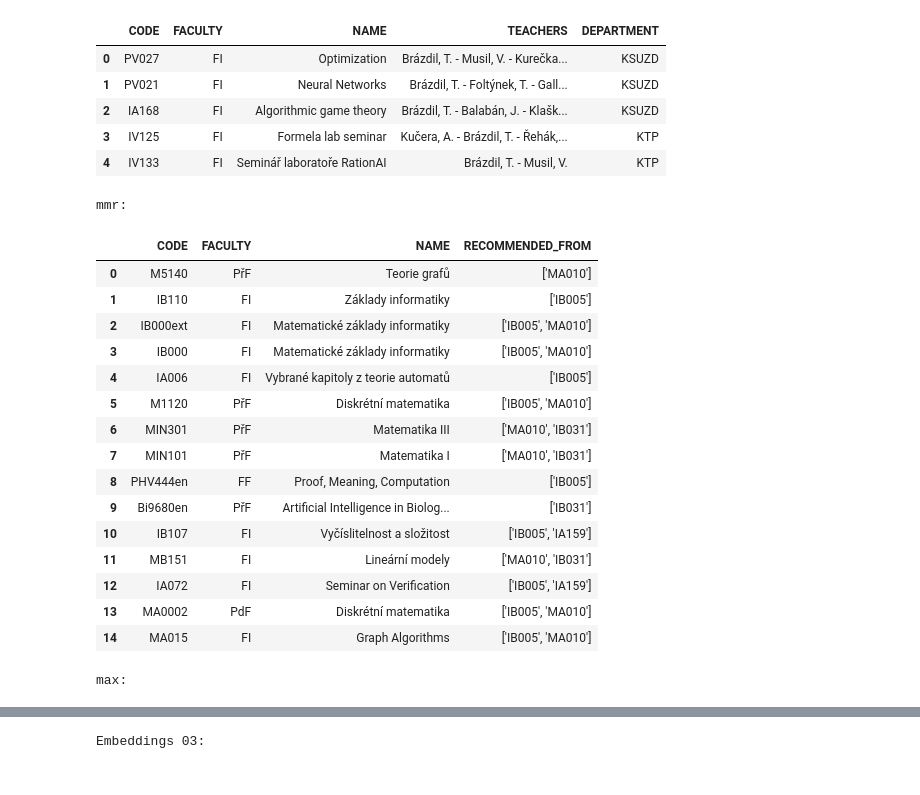
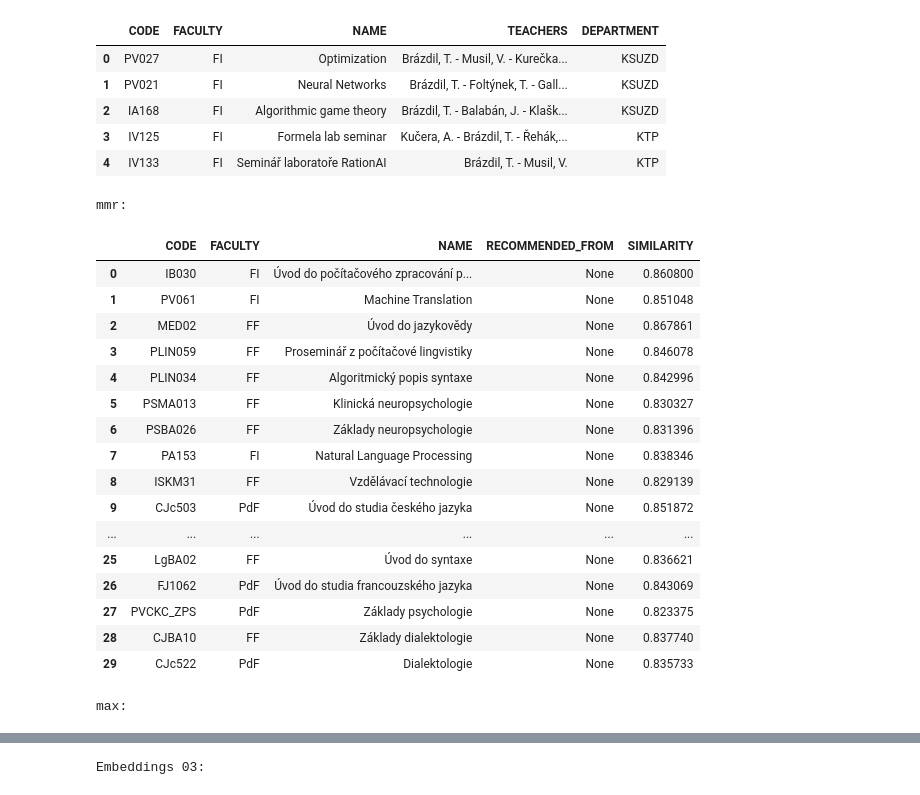
Before and after one commit to tomz197/course-recommender, a Jupyter notebook: notebooks/test_algorithms.ipynb, the cells around one changed output, grey strips where cells are left out. Drawn from its saved outputs; the diff is of its cells as text; code cells hidden in the pictures.

```diff
--- a/notebooks/test_algorithms.ipynb
+++ b/notebooks/test_algorithms.ipynb
@@ -305,57 +305,62 @@ DISLIKED_CODES = []
 SKIPPED_CODES = []
 
 # LIKED_CODES = ["IB015", "IB016", "IB002", "MB152", "AEB_A14b", "DUCIT", "p952"] # Tereza
-# LIKED_CODES = ["C7073", "Bi4010", "IB002"] # bioinformatics
+# LIKED_CODES = ["C7073", "Bi4010", "IB111"] # bioinformatics
 # LIKED_CODES = ["BIp001", "IB002", "IB005"] # bioinformatics
 # DISLIKED_CODES = ["IB000", "PV080"]
-LIKED_CODES = ["IB005", "MA010", "IA159", "PV021", "IB031"]
+# LIKED_CODES = ["IB005", "MA010", "IA159", "PV021", "IB031"]
+# LIKED_CODES = ["IB031", "CORE016"]
+# LIKED_CODES = ["IV124", "IB031"]
+LIKED_CODES = ["PV021", "NLI_04"]
+DISLIKED_CODES = []
 
 # LIKED_CODES = ['IB111', "MV008", "IB031"]
 # DISLIKED_CODES = ["PB007"]
 
-rec_mmr = pd.DataFrame(rec_embeddings.recommend_max_with_combinations(
+rec_mmr = pd.DataFrame(rec_embeddings.recommend_mmr_cos(
     liked_codes=LIKED_CODES,
     disliked_codes=DISLIKED_CODES,
     skipped_codes=SKIPPED_CODES,
     all_embeds=embeddings,
     courseClient=course_client,
-    n=10,
-    # lambda_param=0.8
+    n=30,
+    lambda_param=0.8
 ))
 
 rec_baseline = pd.DataFrame(rec_embeddings.recommend_max_with_combinations(
     liked_codes=LIKED_CODES,
     disliked_codes=DISLIKED_CODES,
     skipped_codes=SKIPPED_CODES,
     all_embeds=embeddings,
     courseClient=course_client,
-    n=10,
+    n=30,
     # lambda_param=0.8
 ))
 
 compare_results(
     rec_mmr,
     rec_baseline,
     title1="mmr",
     title2="max",
-    columns=["CODE", "FACULTY", "NAME", "RECOMMENDED_FROM"]
+    columns=["CODE", "FACULTY", "NAME", "RECOMMENDED_FROM", "SIMILARITY"]
 )
 # %% [output]
 mmr:
-|  | CODE | FACULTY | NAME | RECOMMENDED_FROM |
-| 0 | M5140 | PřF | Teorie grafů | ['MA010'] |
-| 1 | IB110 | FI | Základy informatiky | ['IB005'] |
-| 2 | IB000ext | FI | Matematické základy informatiky | ['IB005', 'MA010'] |
-| 3 | IB000 | FI | Matematické základy informatiky | ['IB005', 'MA010'] |
-| 4 | IA006 | FI | Vybrané kapitoly z teorie automatů | ['IB005'] |
-| 5 | M1120 | PřF | Diskrétní matematika | ['IB005', 'MA010'] |
-| 6 | MIN301 | PřF | Matematika III | ['MA010', 'IB031'] |
-| 7 | MIN101 | PřF | Matematika I | ['MA010', 'IB031'] |
-| 8 | PHV444en | FF | Proof, Meaning, Computation | ['IB005'] |
-| 9 | Bi9680en | PřF | Artificial Intelligence in Biolog... | ['IB031'] |
-| 10 | IB107 | FI | Vyčíslitelnost a složitost | ['IB005', 'IA159'] |
-| 11 | MB151 | FI | Lineární modely | ['MA010', 'IB031'] |
-| 12 | IA072 | FI | Seminar on Verification | ['IB005', 'IA159'] |
-| 13 | MA0002 | PdF | Diskrétní matematika | ['IB005', 'MA010'] |
-| 14 | MA015 | FI | Graph Algorithms | ['IB005', 'MA010'] |
+|  | CODE | FACULTY | NAME | RECOMMENDED_FROM | SIMILARITY |
+| 0 | IB030 | FI | Úvod do počítačového zpracování p... | None | 0.860800 |
+| 1 | PV061 | FI | Machine Translation | None | 0.851048 |
+| 2 | MED02 | FF | Úvod do jazykovědy | None | 0.867861 |
+| 3 | PLIN059 | FF | Proseminář z počítačové lingvistiky | None | 0.846078 |
+| 4 | PLIN034 | FF | Algoritmický popis syntaxe | None | 0.842996 |
+| 5 | PSMA013 | FF | Klinická neuropsychologie | None | 0.830327 |
+| 6 | PSBA026 | FF | Základy neuropsychologie | None | 0.831396 |
+| 7 | PA153 | FI | Natural Language Processing | None | 0.838346 |
+| 8 | ISKM31 | FF | Vzdělávací technologie | None | 0.829139 |
+| 9 | CJc503 | PdF | Úvod do studia českého jazyka | None | 0.851872 |
+| ... | ... | ... | ... | ... | ... |
+| 25 | LgBA02 | FF | Úvod do syntaxe | None | 0.836621 |
+| 26 | FJ1062 | PdF | Úvod do studia francouzského jazyka | None | 0.843069 |
+| 27 | PVCKC_ZPS | PdF | Základy psychologie | None | 0.823375 |
+| 28 | CJBA10 | FF | Základy dialektologie | None | 0.837740 |
+| 29 | CJc522 | PdF | Dialektologie | None | 0.835733 |
 max:
```
Also changed, not shown: parts of 2 cells of this notebook, 1 other file.
